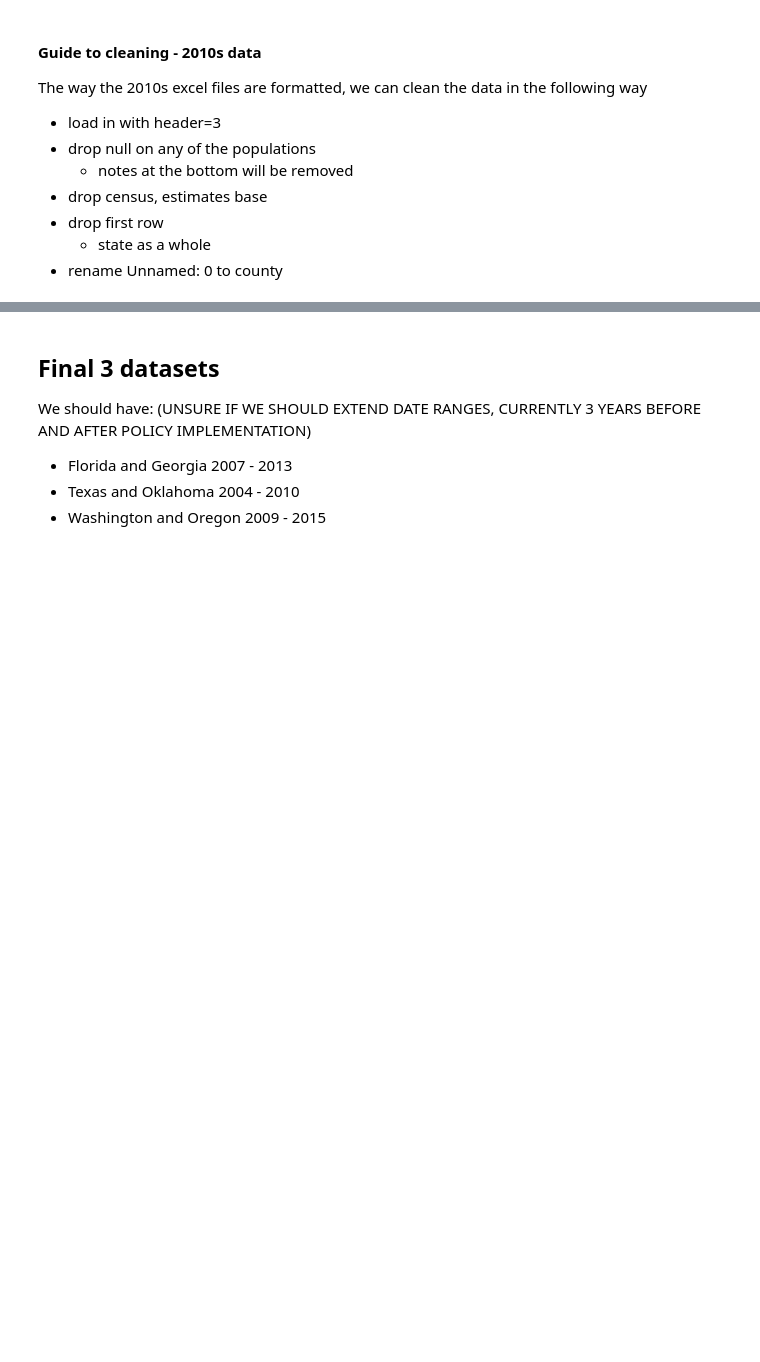
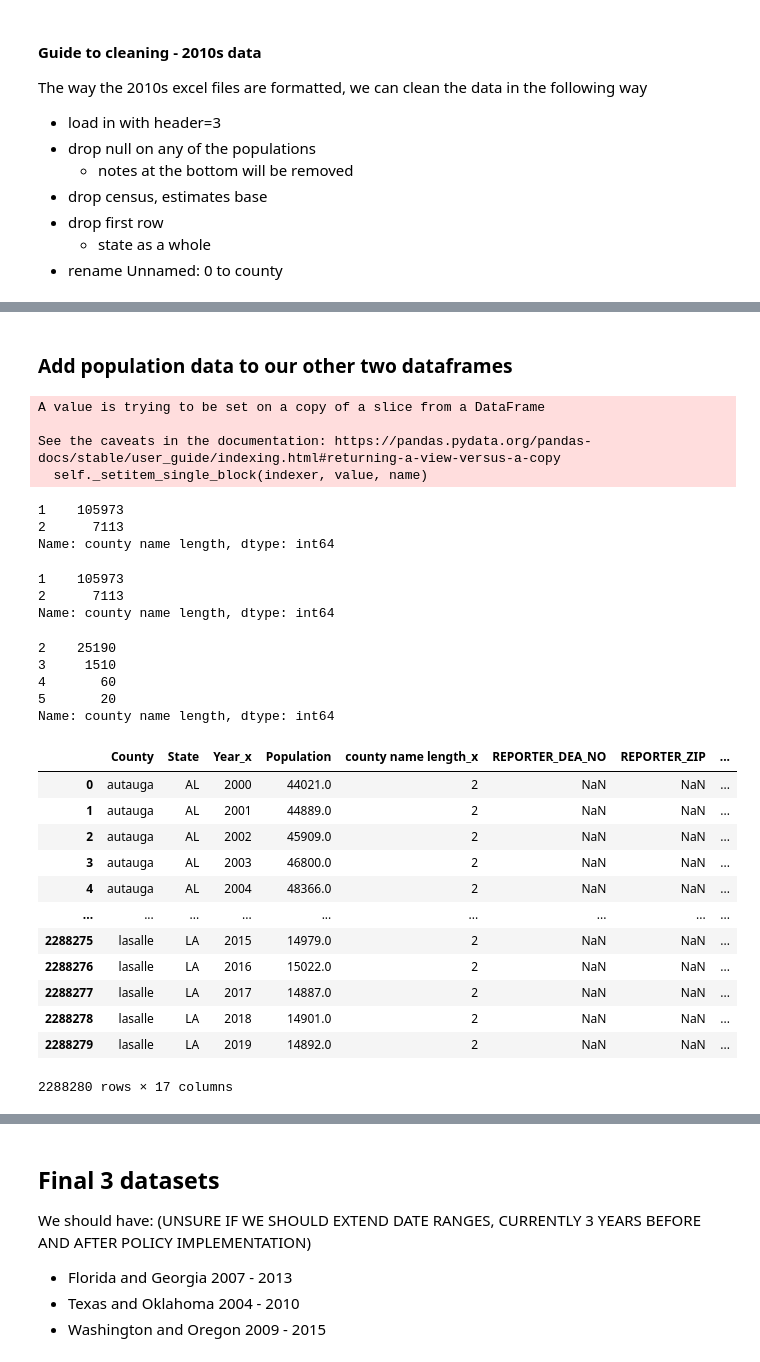
Before and after one commit to abzdel/Opioid-Analysis, a Jupyter notebook: 02_clean_data.ipynb, the cells around one changed output, grey strips where cells are left out. Cells and saved outputs as stored; diff of their text form; code cells hidden in the pictures; blank space fills up the shorter version.

```diff
--- a/02_clean_data.ipynb
+++ b/02_clean_data.ipynb
@@ -362,0 +362,2 @@ assert pops.duplicated().sum() == 0
+# %% [markdown]
+### Add population data to our other two dataframes
@@ -362,0 +374,29 @@ assert pops.duplicated().sum() == 0
+# %%
+# fix mismatches in county names
+
+df_overdoses_copy.loc[df_overdoses_copy["REPORTER_COUNTY"] == "SAINT LANDRY", "REPORTER_COUNTY"] = "St. Landry Parish"
+# %% [output]
+A value is trying to be set on a copy of a slice from a DataFrame
+
+See the caveats in the documentation: https://pandas.pydata.org/pandas-docs/stable/user_guide/indexing.html#returning-a-view-versus-a-copy
+  self._setitem_single_block(indexer, value, name)
+# %%
+df_overdoses_copy["county name length"].value_counts()
+# %% [output]
+1    105973
+2      7113
+Name: county name length, dtype: int64
+# %%
+df_overdoses_copy["county name length"].value_counts()
+# %% [output]
+1    105973
+2      7113
+Name: county name length, dtype: int64
+# %%
+pops_copy1["county name length"].value_counts()
+# %% [output]
+2    25190
+3     1510
+4       60
+5       20
+Name: county name length, dtype: int64
@@ -362,0 +414,16 @@ assert pops.duplicated().sum() == 0
+# %%
+pops_copy1.merge(df_overdoses_copy, on=["County", "State"], how="outer", indicator=True)
+# %% [output]
+|  | County | State | Year_x | Population | county name length_x | REPORTER_DEA_NO | REPORTER_ZIP | ... |
+| 0 | autauga | AL | 2000 | 44021.0 | 2 | NaN | NaN | ... |
+| 1 | autauga | AL | 2001 | 44889.0 | 2 | NaN | NaN | ... |
+| 2 | autauga | AL | 2002 | 45909.0 | 2 | NaN | NaN | ... |
+| 3 | autauga | AL | 2003 | 46800.0 | 2 | NaN | NaN | ... |
+| 4 | autauga | AL | 2004 | 48366.0 | 2 | NaN | NaN | ... |
+| ... | ... | ... | ... | ... | ... | ... | ... | ... |
+| 2288275 | lasalle | LA | 2015 | 14979.0 | 2 | NaN | NaN | ... |
+| 2288276 | lasalle | LA | 2016 | 15022.0 | 2 | NaN | NaN | ... |
+| 2288277 | lasalle | LA | 2017 | 14887.0 | 2 | NaN | NaN | ... |
+| 2288278 | lasalle | LA | 2018 | 14901.0 | 2 | NaN | NaN | ... |
+| 2288279 | lasalle | LA | 2019 | 14892.0 | 2 | NaN | NaN | ... |
+2288280 rows × 17 columns
```
Also changed, not shown: parts of 16 cells of this notebook.
